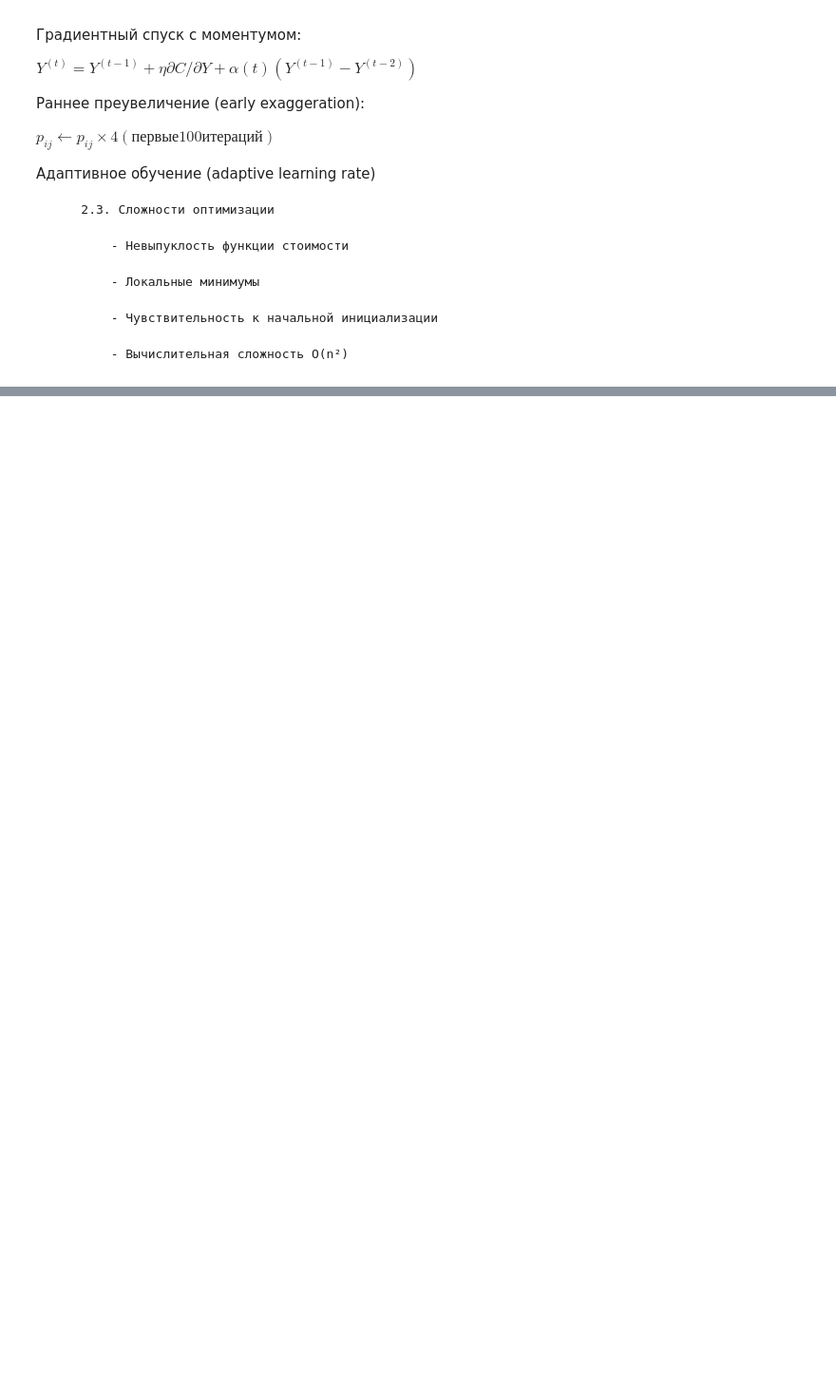
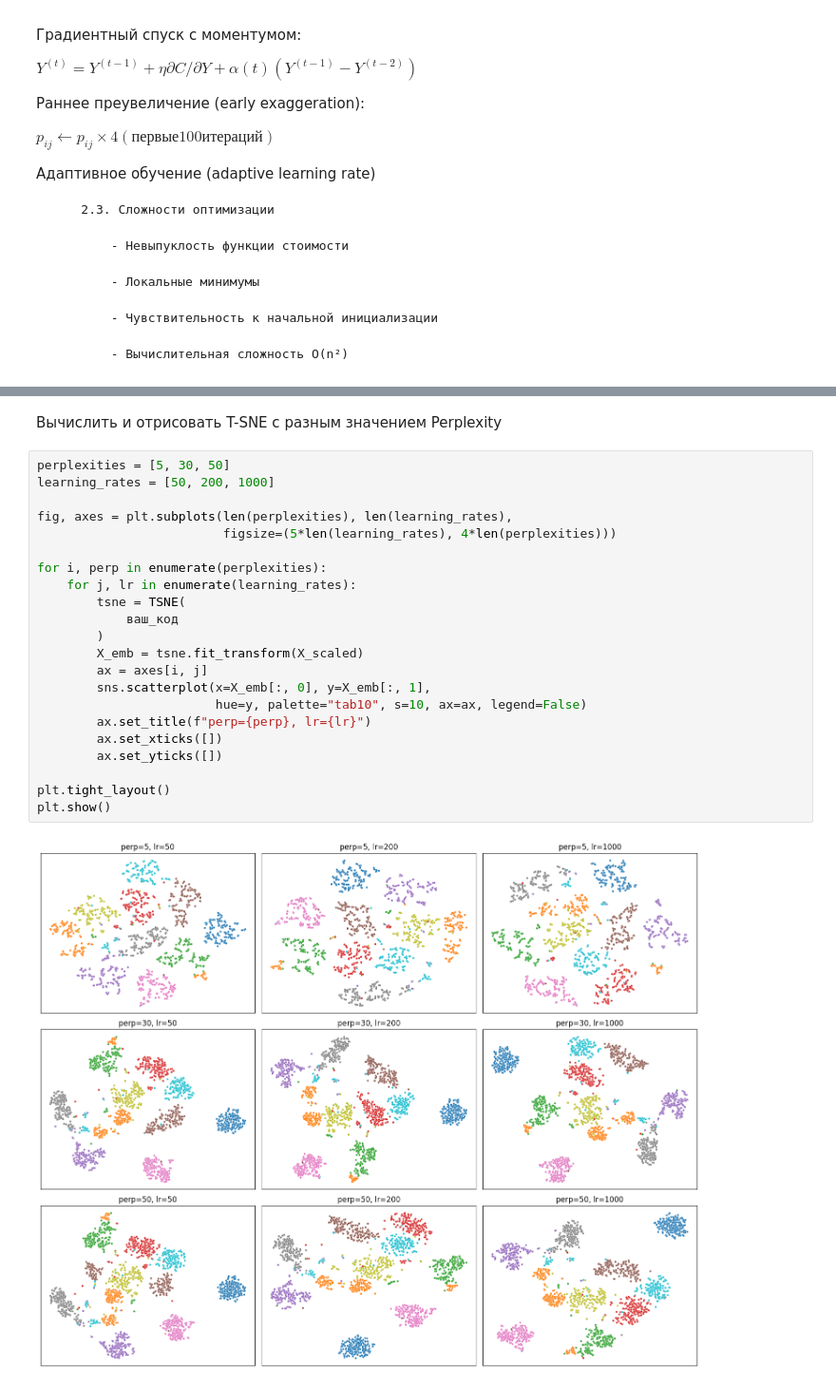
Before and after one commit to fmi-ml-courses/clusters, a Jupyter notebook: practice_6/practice_6.ipynb, the cells around one changed output, grey strips where cells are left out. Shown at 95% size. Drawn from its saved outputs; the diff is of its cells as text; blank space fills up the shorter version.

```diff
--- a/practice_6/practice_6.ipynb
+++ b/practice_6/practice_6.ipynb
@@ -318,0 +184,26 @@ def analyze_tsne_properties():
+# %% [markdown]
+Вычислить и отрисовать T-SNE с разным значением Perplexity
+# %%
+perplexities = [5, 30, 50]
+learning_rates = [50, 200, 1000]
+
+fig, axes = plt.subplots(len(perplexities), len(learning_rates),
+                         figsize=(5*len(learning_rates), 4*len(perplexities)))
+
+for i, perp in enumerate(perplexities):
+    for j, lr in enumerate(learning_rates):
+        tsne = TSNE(
+            ваш_код
+        )
+        X_emb = tsne.fit_transform(X_scaled)
+        ax = axes[i, j]
+        sns.scatterplot(x=X_emb[:, 0], y=X_emb[:, 1],
+                        hue=y, palette="tab10", s=10, ax=ax, legend=False)
+        ax.set_title(f"perp={perp}, lr={lr}")
+        ax.set_xticks([])
+        ax.set_yticks([])
+
+plt.tight_layout()
+plt.show()
+# %% [output]
+[figure, added]
```
Also changed, not shown: parts of 22 cells of this notebook.
